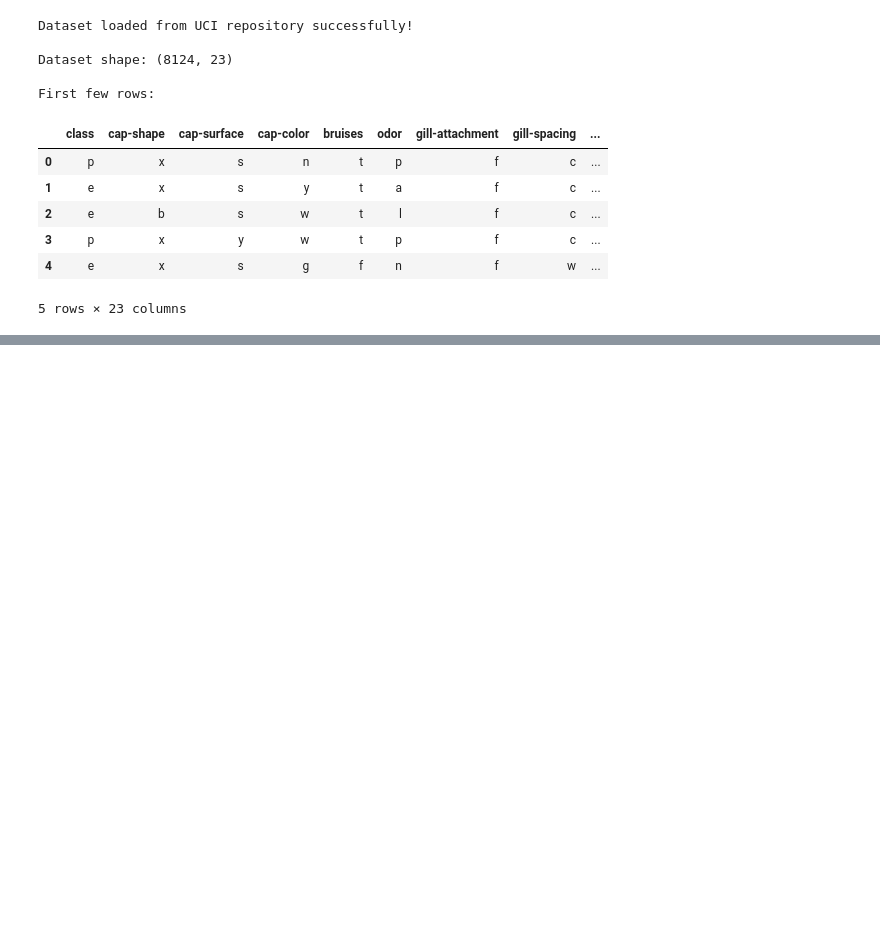
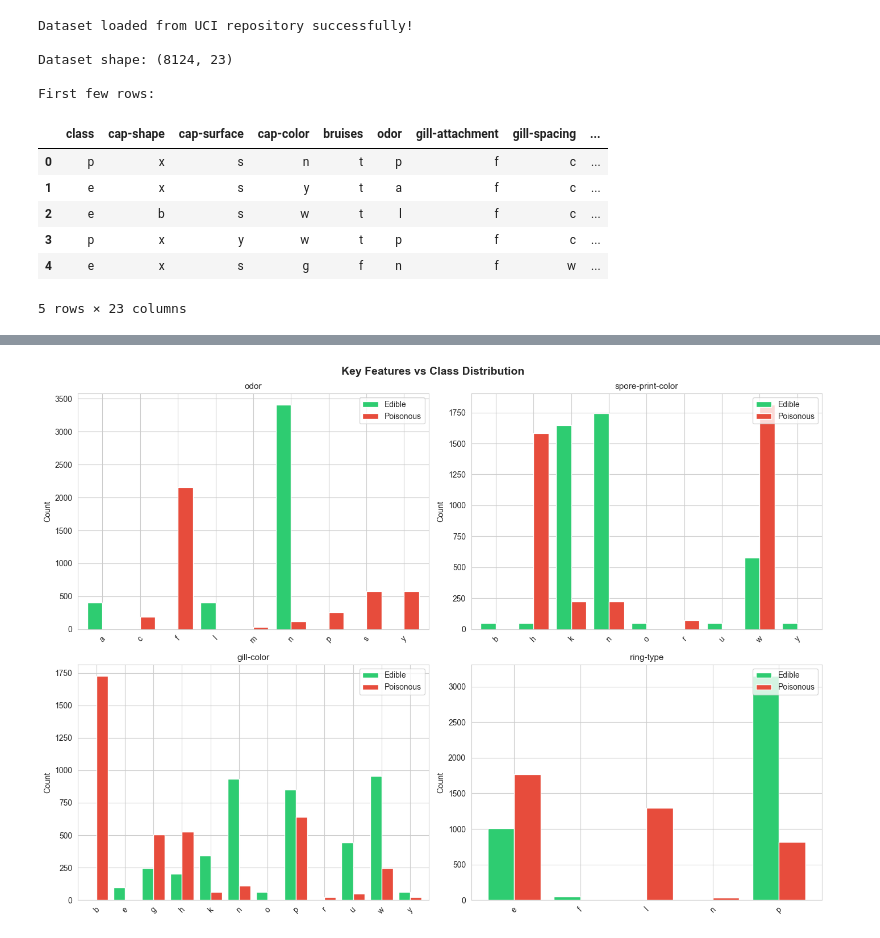
Before and after one commit to leonhrt/cas-kaggle, a Jupyter notebook: cas_kaggle_mushroom_classification.ipynb, the cells around one changed output, grey strips where cells are left out. Saved outputs shown, nothing was run; the diff lists cells and outputs as text; code cells hidden in the pictures; blank space fills up the shorter version.

Commit message:
Exploratory data analysis

```diff
--- a/cas_kaggle_mushroom_classification.ipynb
+++ b/cas_kaggle_mushroom_classification.ipynb
@@ -13,6 +13,11 @@ Aquest dataset inclou descripcions de mostres hipotètiques que corresponen a 23
 # Importació de llibreries
 import pandas as pd
 import numpy as np
+import matplotlib.pyplot as plt
+import seaborn as sns
+
+sns.set_style('whitegrid')
+plt.rcParams['figure.figsize'] = (10, 6)
 
 print("Libraries imported successfully!")
 # %% [output]
@@ -51,0 +135,23 @@ First few rows:
+# %%
+# Bivariate analysis - key features vs target
+key_features = ['odor', 'spore-print-color', 'gill-color', 'ring-type']
+
+fig, axes = plt.subplots(2, 2, figsize=(14, 10))
+fig.suptitle('Key Features vs Class Distribution', fontsize=14, fontweight='bold')
+
+for idx, feature in enumerate(key_features):
+    ax = axes[idx // 2, idx % 2]
+
+    crosstab = pd.crosstab(df[feature], df['class'])
+    crosstab.plot(kind='bar', ax=ax, color=['#2ecc71', '#e74c3c'], width=0.8)
+
+    ax.set_title(f'{feature}', fontsize=11)
+    ax.set_xlabel('')
+    ax.set_ylabel('Count')
+    ax.legend(['Edible', 'Poisonous'], loc='upper right')
+    ax.tick_params(axis='x', rotation=45)
+
+plt.tight_layout()
+plt.show()
+# %% [output]
+[figure, added]
```
Also changed, not shown: parts of 8 cells of this notebook.
